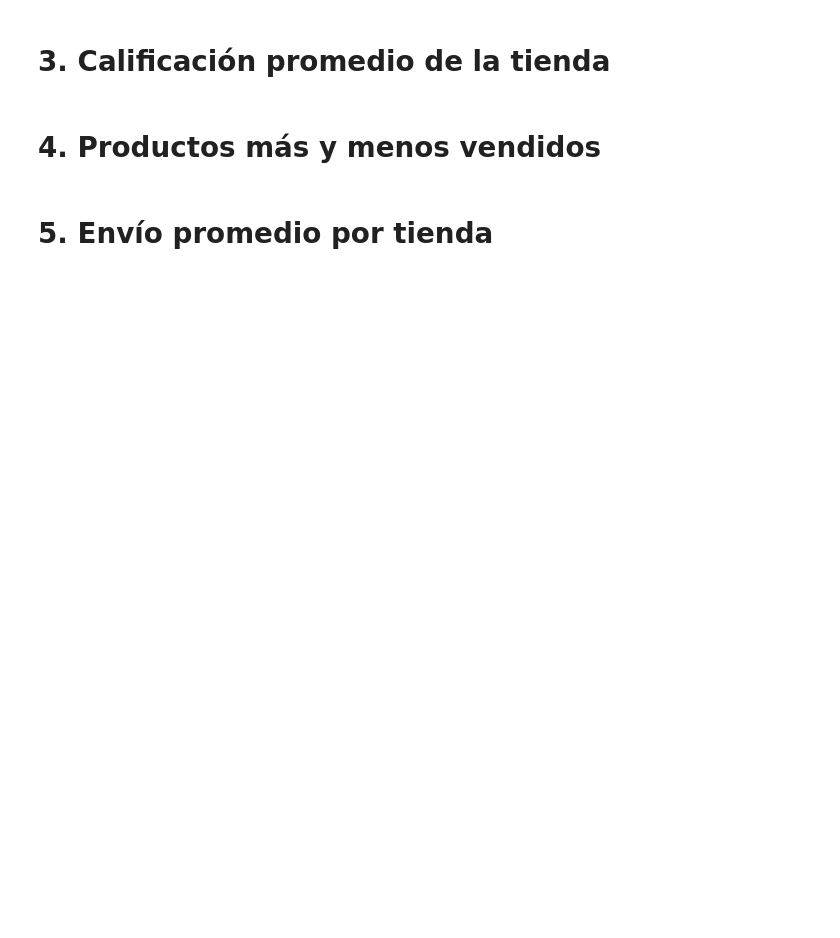
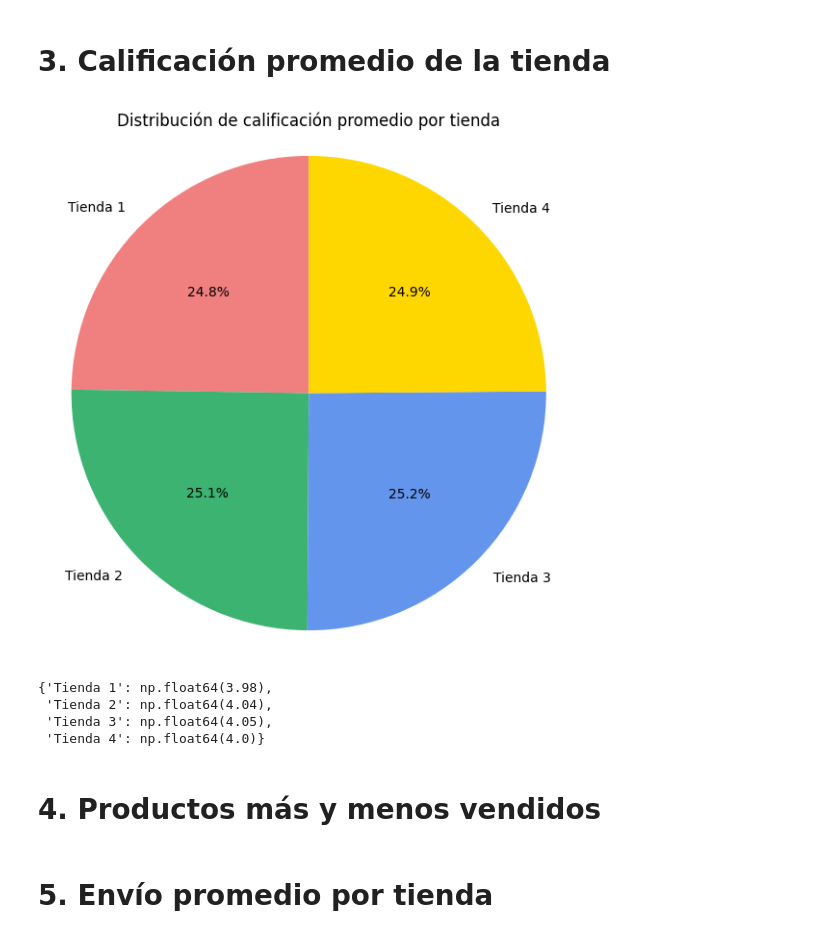
Before and after one commit to Monica-Restrepo/Challenge1_Data_Science, a Jupyter notebook: AluraStoreLatam.ipynb, the cells around one changed output. Cells and saved outputs as stored; diff of their text form; code cells hidden in the pictures; blank space fills up the shorter version.

```diff
--- a/AluraStoreLatam.ipynb
+++ b/AluraStoreLatam.ipynb
@@ -63,5 +113,35 @@ Tienda 4: $1,038,375,700.00
 # %% [markdown]
 # 3. Calificación promedio de la tienda
+# %%
+def calificaciones_promedio_pie(t1, t2, t3, t4):
+    # Calculamos promedio
+    prom1 = t1['Calificación'].mean()
+    prom2 = t2['Calificación'].mean()
+    prom3 = t3['Calificación'].mean()
+    prom4 = t4['Calificación'].mean()
+
+    # Almacenamos datos
+    nombres = ['Tienda 1', 'Tienda 2', 'Tienda 3', 'Tienda 4']
+    promedios = [prom1, prom2, prom3, prom4]
+
+    # Gráfico de pastel
+    plt.figure(figsize=(7,7))
+    colores = ['lightcoral', 'mediumseagreen', 'cornflowerblue', 'gold']
+    plt.pie(promedios, labels=nombres, colors=colores, autopct='%1.1f%%', startangle=90)
+    plt.title("Distribución de calificación promedio por tienda")
+    plt.axis('equal')  # Hace el círculo "circular"
+    plt.show()
+
+    # También devolvemos los promedios si quieres analizarlos después
+    return dict(zip(nombres, [round(p, 2) for p in promedios]))
+
+calificaciones_promedio_pie(tienda, tienda2, tienda3, tienda4)
+# %% [output]
+[figure, added]
+{'Tienda 1': np.float64(3.98),
+ 'Tienda 2': np.float64(4.04),
+ 'Tienda 3': np.float64(4.05),
+ 'Tienda 4': np.float64(4.0)}
 # %% [markdown]
 # 4. Productos más y menos vendidos
 # %% [markdown]
```
Also changed, not shown: parts of 2 cells of this notebook.
